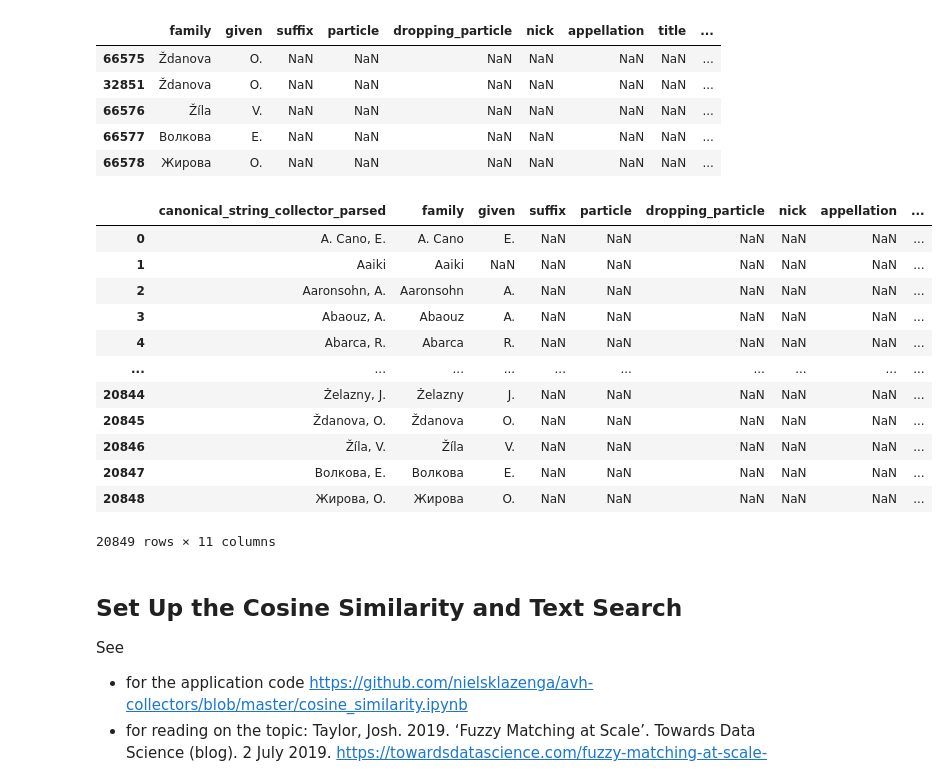
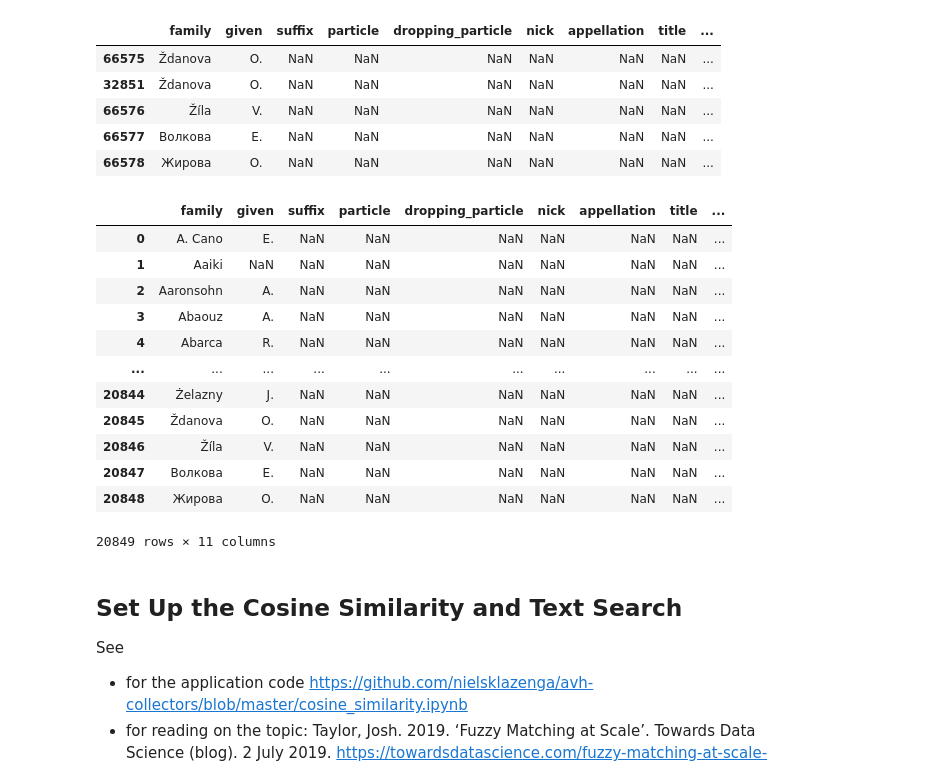
Before and after one commit to infinite-dao/collector-matching, a Jupyter notebook: match_names_BGBM-dwcagent-parsed_vs_WikiData_cosine-similarity.ipynb, the cells around one changed output. Drawn from its saved outputs; the diff is of its cells as text; code cells hidden in the pictures.

```diff
--- a/match_names_BGBM-dwcagent-parsed_vs_WikiData_cosine-similarity.ipynb
+++ b/match_names_BGBM-dwcagent-parsed_vs_WikiData_cosine-similarity.ipynb
@@ -67,7 +96,7 @@ refactor df_avh['label'] = → = collectors['canonical_string_collector_parsed']
 # unique names parsed already by ruby gem package: dwcagent
 
 # collectors = pd.read_csv("data/bgbm_collectors_20230510_1429_single-line_parsed_unique_names.tab", sep="\t")
-collectors = pd.read_csv("data/VHde_0195853-230224095556074_BGBM/occurrence_recordedBy_occurrenceIDs_20230524_parsed.tsv", sep="\t")
+collectors = pd.read_csv("data/VHde_0195853-230224095556074_BGBM/occurrence_recordedBy_occurrenceIDs_20230524_parsed.tsv", sep="\t", low_memory=False)
 
 collectors.dropna(subset=['family'], inplace=True) # remove where family was NA, e.g. from originally «??» aso.
 collectors.sort_values(by=['family', 'given','occurrenceID_first'], inplace=True)
@@ -159,33 +188,37 @@ collectors.tail()
 | 66577 | Волкова | Е. | NaN | NaN | NaN | NaN | NaN | NaN | ... |
 | 66578 | Жирова | O. | NaN | NaN | NaN | NaN | NaN | NaN | ... |
 # %%
-# group and aggregate data:
+# group and aggregate data to have unique name rows only for the matching of names later on
 collectors_unique=collectors.groupby(['canonical_string_collector_parsed']).agg(
     family=('family', lambda x: list(x)[0]),
     given=('given', lambda x: list(x)[0]),
     suffix=('suffix', lambda x: list(x)[0]),
     particle=('particle', lambda x: list(x)[0]),
     dropping_particle=('dropping_particle', lambda x: list(x)[0]),
     nick=('nick', lambda x: list(x)[0]),
     appellation=('appellation', lambda x: list(x)[0]),
     title=('title', lambda x: list(x)[0]),
     occurrenceID_collectors_count= ('occurrenceID_count', 'sum'), # use count function
     occurrenceID_collectors_firstsample=('occurrenceID_first', lambda x: list(x)[0]) # custom function, to get the first entry
 ).reset_index()
 
+# move canonical_string_collector_parsed after column title
+col = collectors_unique.pop("canonical_string_collector_parsed")
+collectors_unique.insert(collectors_unique.columns.get_loc('title') + 1, col.name, col)
+
 collectors_unique
 # %% [output]
-|  | canonical_string_collector_parsed | family | given | suffix | particle | dropping_particle | nick | appellation | ... |
-| 0 | A. Cano, E. | A. Cano | E. | NaN | NaN | NaN | NaN | NaN | ... |
-| 1 | Aaiki | Aaiki | NaN | NaN | NaN | NaN | NaN | NaN | ... |
-| 2 | Aaronsohn, A. | Aaronsohn | A. | NaN | NaN | NaN | NaN | NaN | ... |
-| 3 | Abaouz, A. | Abaouz | A. | NaN | NaN | NaN | NaN | NaN | ... |
-| 4 | Abarca, R. | Abarca | R. | NaN | NaN | NaN | NaN | NaN | ... |
+|  | family | given | suffix | particle | dropping_particle | nick | appellation | title | ... |
+| 0 | A. Cano | E. | NaN | NaN | NaN | NaN | NaN | NaN | ... |
+| 1 | Aaiki | NaN | NaN | NaN | NaN | NaN | NaN | NaN | ... |
+| 2 | Aaronsohn | A. | NaN | NaN | NaN | NaN | NaN | NaN | ... |
+| 3 | Abaouz | A. | NaN | NaN | NaN | NaN | NaN | NaN | ... |
+| 4 | Abarca | R. | NaN | NaN | NaN | NaN | NaN | NaN | ... |
 | ... | ... | ... | ... | ... | ... | ... | ... | ... | ... |
-| 20844 | Żelazny, J. | Żelazny | J. | NaN | NaN | NaN | NaN | NaN | ... |
-| 20845 | Ždanova, O. | Ždanova | O. | NaN | NaN | NaN | NaN | NaN | ... |
-| 20846 | Žíla, V. | Žíla | V. | NaN | NaN | NaN | NaN | NaN | ... |
-| 20847 | Волкова, Е. | Волкова | Е. | NaN | NaN | NaN | NaN | NaN | ... |
-| 20848 | Жирова, O. | Жирова | O. | NaN | NaN | NaN | NaN | NaN | ... |
+| 20844 | Żelazny | J. | NaN | NaN | NaN | NaN | NaN | NaN | ... |
+| 20845 | Ždanova | O. | NaN | NaN | NaN | NaN | NaN | NaN | ... |
+| 20846 | Žíla | V. | NaN | NaN | NaN | NaN | NaN | NaN | ... |
+| 20847 | Волкова | Е. | NaN | NaN | NaN | NaN | NaN | NaN | ... |
+| 20848 | Жирова | O. | NaN | NaN | NaN | NaN | NaN | NaN | ... |
 20849 rows × 11 columns
 # %%
```
Also changed, not shown: parts of 37 cells of this notebook, 11 other files.
